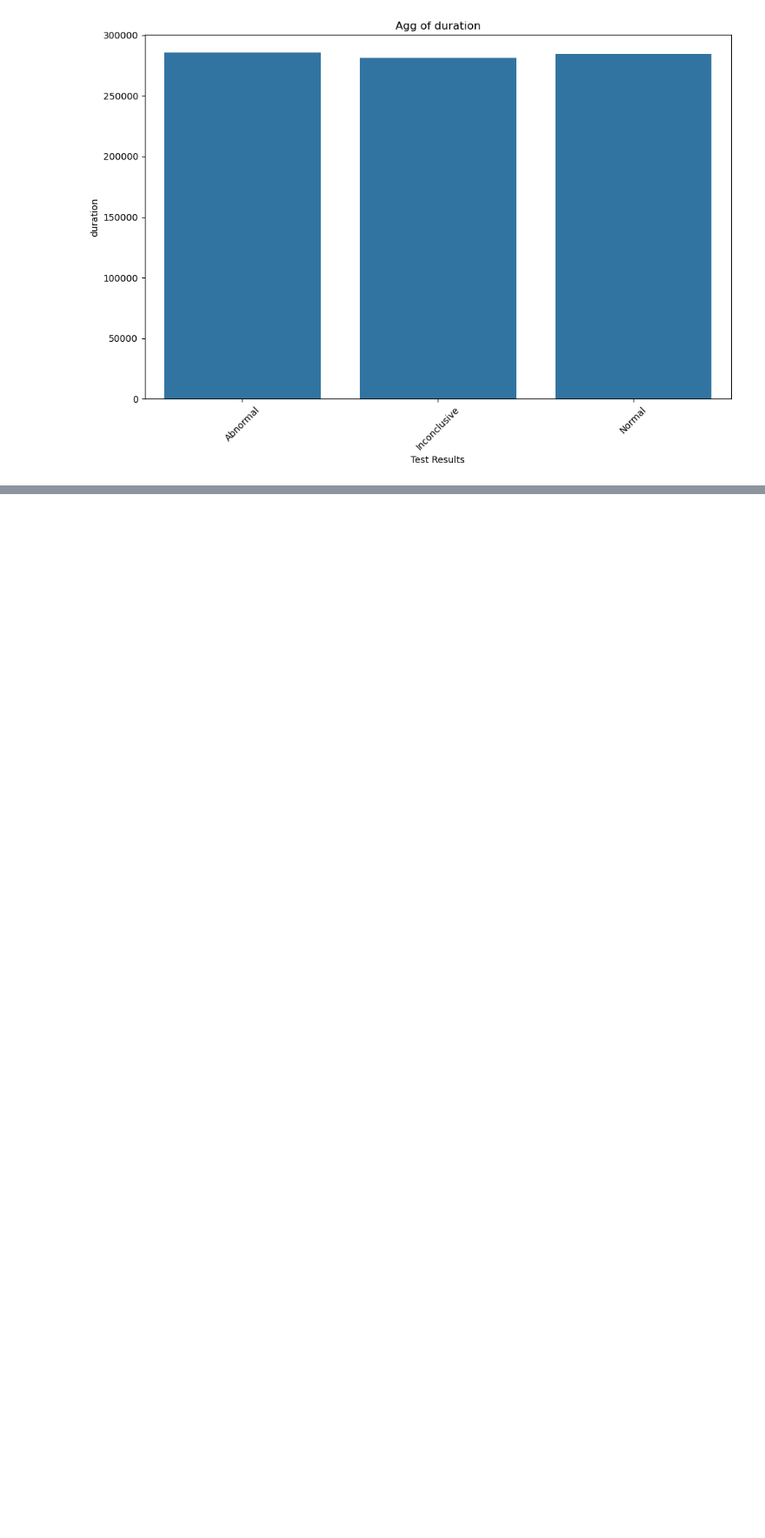
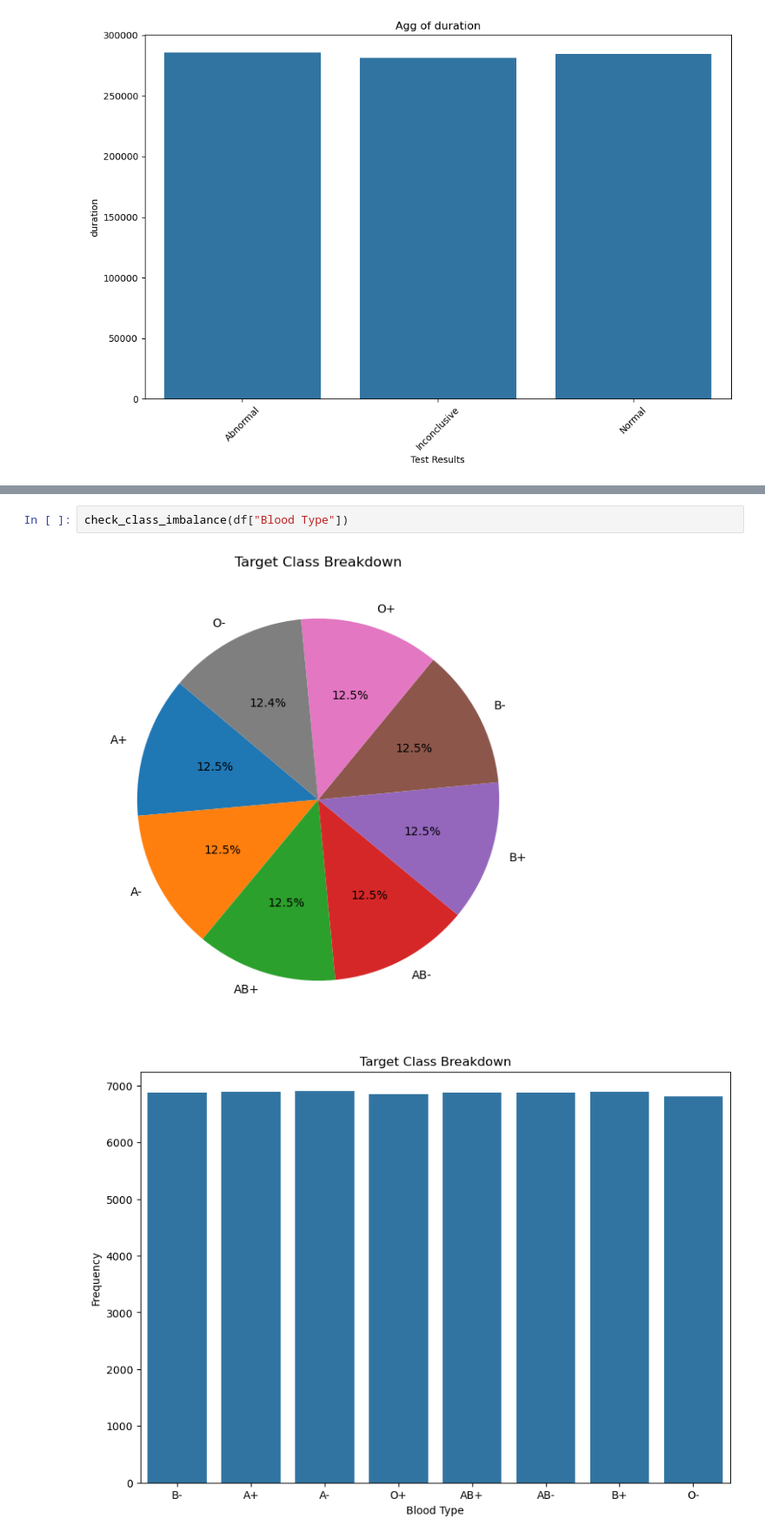
Before and after one commit to MaukanMir/Health-Care-Analysis, a Jupyter notebook: training.ipynb, the cells around one changed output, grey strips where cells are left out. Shown at 87% size. Cells and saved outputs as stored; diff of their text form; blank space fills up the shorter version.

```diff
--- a/training.ipynb
+++ b/training.ipynb
@@ -245,0 +256,5 @@ for col in numeric_types.columns:
+# %%
+check_class_imbalance(df["Blood Type"])
+# %% [output]
+[figure, added]
+[figure, added]
```
Also changed, not shown: parts of 3 cells of this notebook.
